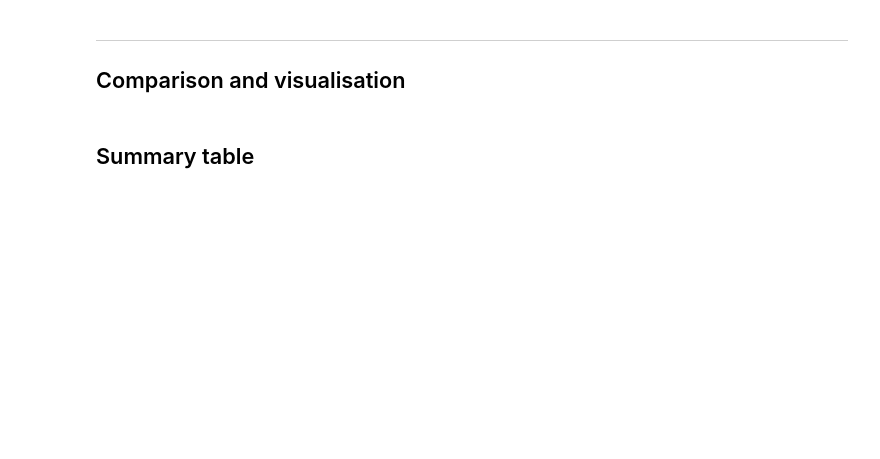
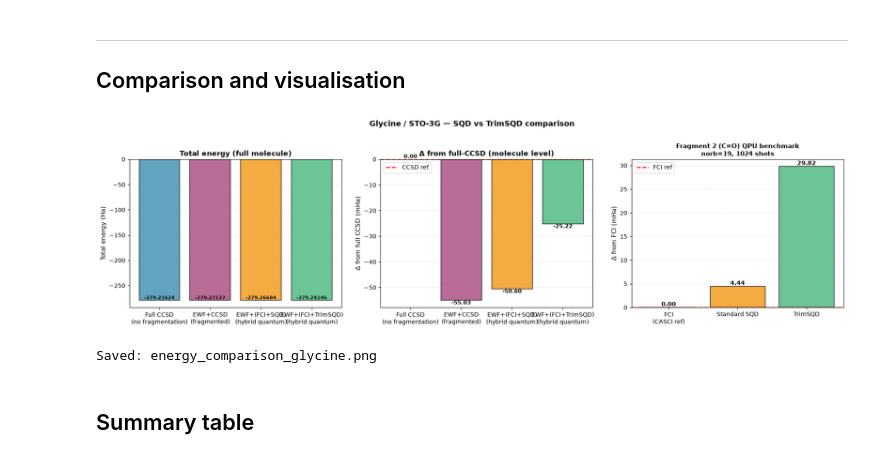
Before and after one commit to qiskit-community/quantum-fragment-methods, a Jupyter notebook: examples/notebook_demos/ewf_sqd_demo/ewf_sqd.ipynb, the cells around one changed output. Cells and saved outputs as stored; diff of their text form; code cells hidden in the pictures; blank space fills up the shorter version.

```diff
--- a/examples/notebook_demos/ewf_sqd_demo/ewf_sqd.ipynb
+++ b/examples/notebook_demos/ewf_sqd_demo/ewf_sqd.ipynb
@@ -499,0 +679,7 @@ print(f'(variational upper bound; tighten cutoff toward 1e-3 for higher accuracy
+# %%
+# ── CCSD reference on fragment 2 — classical benchmark for SQD ───────────────
+# The EWF+CCSD run (Method 2) already solved every fragment with CCSD.
+# We pull fragment 2's result directly — no extra computation needed.
+_e_casci = results_ewf_ccsd.fragment_results[2].energy
+
+print(f'Fragment 2 CCSD reference : {_e_casci:.8f} Ha')
@@ -526,15 +713,13 @@ import numpy as _np
 _ckpt = DEMO_DIR / 'results_ewf_adaptive' / 'fragment_2' / 'counts.npy'
 _counts_raw = _np.load(_ckpt, allow_pickle=True).item()
 
-# ── Resolve dumpfile (persistent copy preferred; in-memory fallback) ─────────
+# ── Load fragment 2 Hamiltonian from the EWF dumpfile ────────────────────────
 _persistent_dump2 = DEMO_DIR / 'results_ewf_adaptive' / 'vayesta_dump.h5'
 _dumpfile = (
     str(_persistent_dump2)
     if _persistent_dump2.exists()
     else results_ewf_adaptive.embedding_result.metadata.get('dumpfile')
 )
-
-# ── Load fragment 2 Hamiltonian from the EWF dumpfile ────────────────────────
 with _h5py.File(_dumpfile, 'r') as _f:
     _fg = _f['fragment_2']
     _h1e_trim = _fg['heff'][:]
@@ -555,12 +740,13 @@ result_trim_frag2 = trim_solver._sbd_postprocessing(
     workflow_path=DEMO_DIR / 'results_ewf_adaptive' / 'fragment_2',
 )
 
+trim_e: float = result_trim_frag2.energy
+
 std_e  = results_ewf_adaptive.fragment_results[2].energy
-trim_e = result_trim_frag2.energy
-fci_e  = _e_casci  # from CASCI cell above
+fci_e  = _e_casci  # CCSD reference from cell above
 
 print(f'Fragment 2 energies (embedded cluster, {_norb_trim} orb):')
-print(f'  CIPSI reference     : {fci_e:.8f} Ha')
-print(f'  Standard SQD           : {std_e:.8f} Ha   ({(std_e - fci_e)*1000:+.4f} mHa vs FCI)')
-print(f'  TrimSQD                : {trim_e:.8f} Ha   ({(trim_e - fci_e)*1000:+.4f} mHa vs FCI)')
+print(f'  CCSD reference         : {fci_e:.8f} Ha')
+print(f'  Standard SQD           : {std_e:.8f} Ha   ({(std_e - fci_e)*1000:+.4f} mHa vs CCSD)')
+print(f'  TrimSQD                : {trim_e:.8f} Ha   ({(trim_e - fci_e)*1000:+.4f} mHa vs CCSD)')
 print(f'  TrimSQD improvement    : {(std_e - trim_e)*1000:+.4f} mHa')
@@ -616,34 +822,37 @@ for bar, d in zip(bars2, diffs):
              f'{d:.2f}', ha='center', va='bottom' if d >= 0 else 'top',
              fontsize=9, fontweight='bold')
 ax2.axhline(y=0, color='red', linestyle='--', linewidth=1.8, label='CCSD ref')
 ax2.set_ylabel('Δ from full CCSD (mHa)', fontsize=11)
 ax2.set_title('Δ from full-CCSD (molecule level)', fontsize=12, fontweight='bold')
 ax2.grid(axis='y', alpha=0.3, linestyle='--')
 ax2.legend()
 
 # ── Right: fragment 2 (C=O) solver quality vs FCI ────────────────────────────
-frag_methods  = ['CIPSI\nreference', 'Standard SQD', 'TrimSQD']
+frag_methods  = ['FCI\n(CASCI ref)', 'Standard SQD', 'TrimSQD']
 frag_diffs    = [0.0, (std_e - fci_e)*1000, (trim_e - fci_e)*1000]
 frag_colors   = ['#555555', '#F18F01', '#3BB273']
 bars3 = ax3.bar(frag_methods, frag_diffs, color=frag_colors, alpha=0.75, edgecolor='black', linewidth=1.2)
 for bar, d in zip(bars3, frag_diffs):
     ax3.text(bar.get_x() + bar.get_width()/2,
              bar.get_height() if d >= 0 else bar.get_height(),
              f'{d:.2f}', ha='center', va='bottom' if d >= 0 else 'top',
              fontsize=10, fontweight='bold')
 ax3.axhline(y=0, color='red', linestyle='--', linewidth=1.8, label='FCI ref')
 ax3.set_ylabel('Δ from FCI (mHa)', fontsize=11)
 ax3.set_title(
     f'Fragment 2 (C=O) QPU benchmark\nnorb={_norb_trim}, {sum(_counts_raw.values())} shots',
     fontsize=11, fontweight='bold')
 ax3.grid(axis='y', alpha=0.3, linestyle='--')
 ax3.legend()
 
 plt.suptitle('Glycine / STO-3G — SQD vs TrimSQD comparison', fontsize=13, fontweight='bold', y=1.01)
 plt.tight_layout()
 plt.savefig('energy_comparison_glycine.png', dpi=150, bbox_inches='tight')
 plt.show()
 print('Saved: energy_comparison_glycine.png')
+# %% [output]
+[figure, added]
+Saved: energy_comparison_glycine.png
 # %% [markdown]
 ## Summary table
 # %%
```
Also changed, not shown: parts of 20 cells of this notebook, 5 other files.
